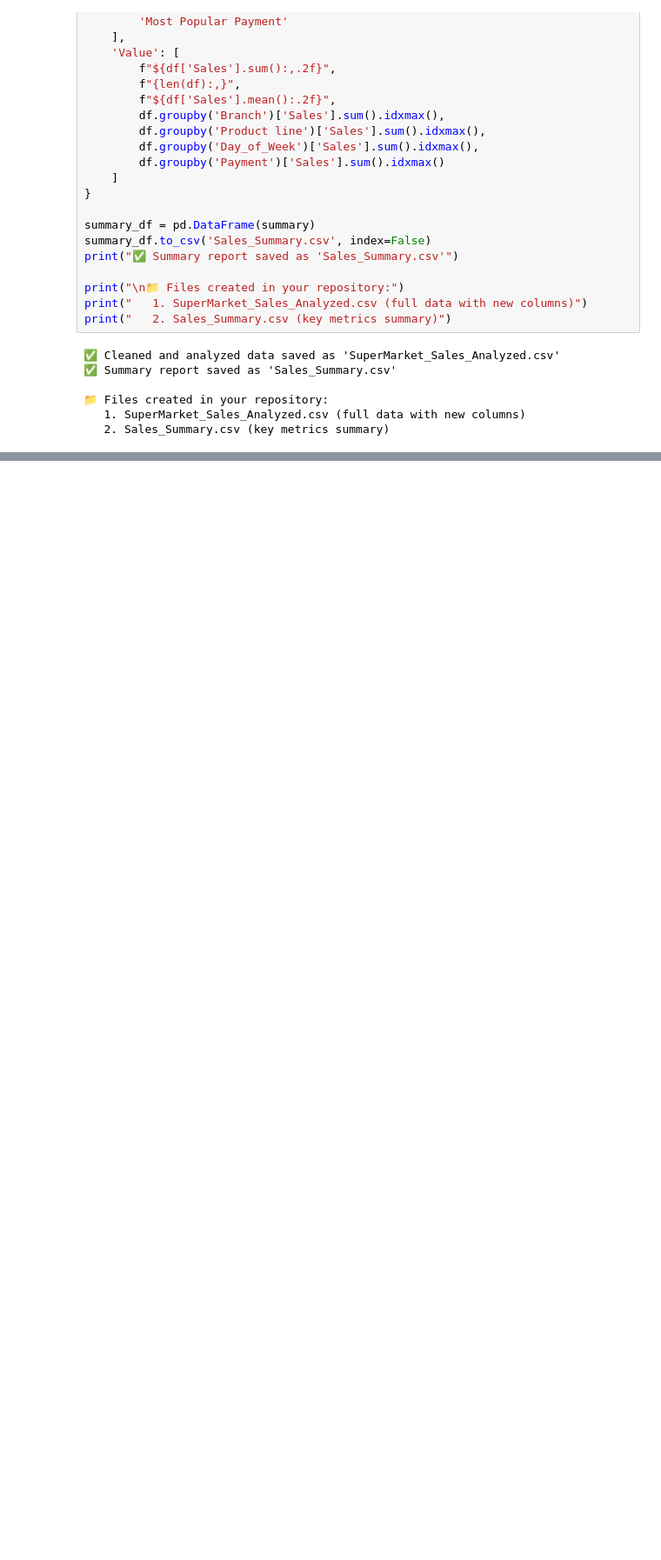
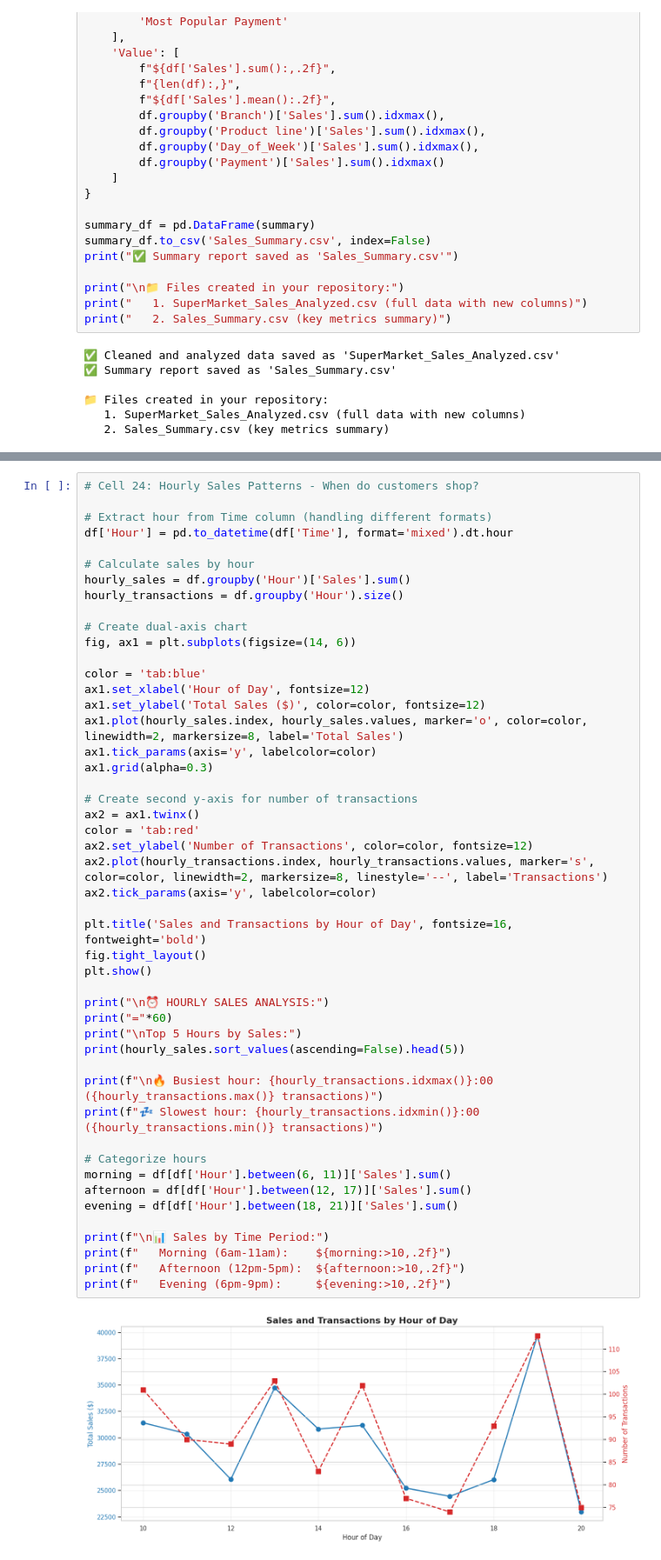
Before and after one commit to yusufehtesham29/sales-insights-python, a Jupyter notebook: sales_insights.ipynb, the cells around one changed output, grey strips where cells are left out. Shown at 87% size. Saved outputs shown, nothing was run; the diff lists cells and outputs as text; blank space fills up the shorter version.

```diff
--- a/sales_insights.ipynb
+++ b/sales_insights.ipynb
@@ -707,0 +813,50 @@ print("   2. Sales_Summary.csv (key metrics summary)")
+# %%
+# Cell 24: Hourly Sales Patterns - When do customers shop?
+
+# Extract hour from Time column (handling different formats)
+df['Hour'] = pd.to_datetime(df['Time'], format='mixed').dt.hour
+
+# Calculate sales by hour
+hourly_sales = df.groupby('Hour')['Sales'].sum()
+hourly_transactions = df.groupby('Hour').size()
+
+# Create dual-axis chart
+fig, ax1 = plt.subplots(figsize=(14, 6))
+
+color = 'tab:blue'
+ax1.set_xlabel('Hour of Day', fontsize=12)
+ax1.set_ylabel('Total Sales ($)', color=color, fontsize=12)
+ax1.plot(hourly_sales.index, hourly_sales.values, marker='o', color=color, linewidth=2, markersize=8, label='Total Sales')
+ax1.tick_params(axis='y', labelcolor=color)
+ax1.grid(alpha=0.3)
+
+# Create second y-axis for number of transactions
+ax2 = ax1.twinx()
+color = 'tab:red'
+ax2.set_ylabel('Number of Transactions', color=color, fontsize=12)
+ax2.plot(hourly_transactions.index, hourly_transactions.values, marker='s', color=color, linewidth=2, markersize=8, linestyle='--', label='Transactions')
+ax2.tick_params(axis='y', labelcolor=color)
+
+plt.title('Sales and Transactions by Hour of Day', fontsize=16, fontweight='bold')
+fig.tight_layout()
+plt.show()
+
+print("\n⏰ HOURLY SALES ANALYSIS:")
+print("="*60)
+print("\nTop 5 Hours by Sales:")
+print(hourly_sales.sort_values(ascending=False).head(5))
+
+print(f"\n🔥 Busiest hour: {hourly_transactions.idxmax()}:00 ({hourly_transactions.max()} transactions)")
+print(f"💤 Slowest hour: {hourly_transactions.idxmin()}:00 ({hourly_transactions.min()} transactions)")
+
+# Categorize hours
+morning = df[df['Hour'].between(6, 11)]['Sales'].sum()
+afternoon = df[df['Hour'].between(12, 17)]['Sales'].sum()
+evening = df[df['Hour'].between(18, 21)]['Sales'].sum()
+
+print(f"\n📊 Sales by Time Period:")
+print(f"   Morning (6am-11am):    ${morning:>10,.2f}")
+print(f"   Afternoon (12pm-5pm):  ${afternoon:>10,.2f}")
+print(f"   Evening (6pm-9pm):     ${evening:>10,.2f}")
+# %% [output]
+[figure, added]
```
Also changed, not shown: parts of 9 cells of this notebook.
